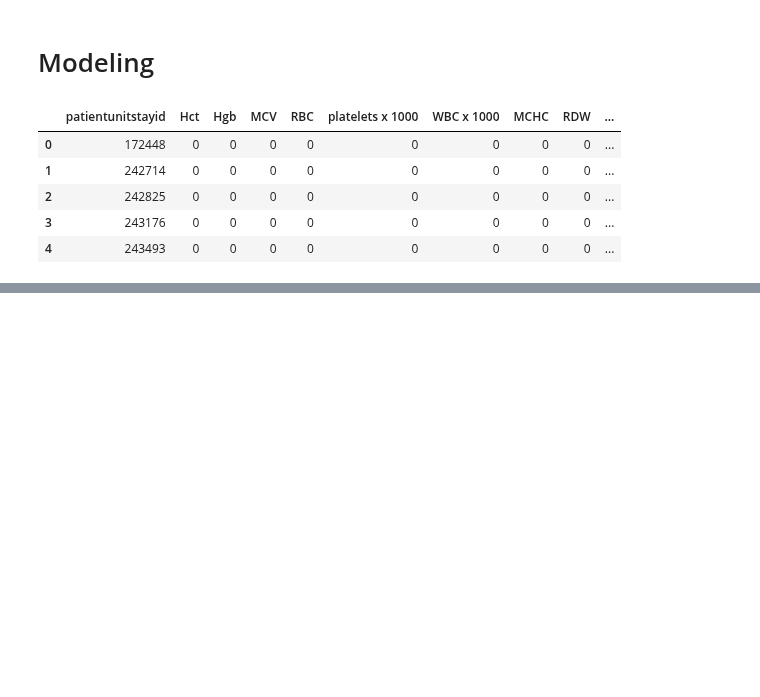
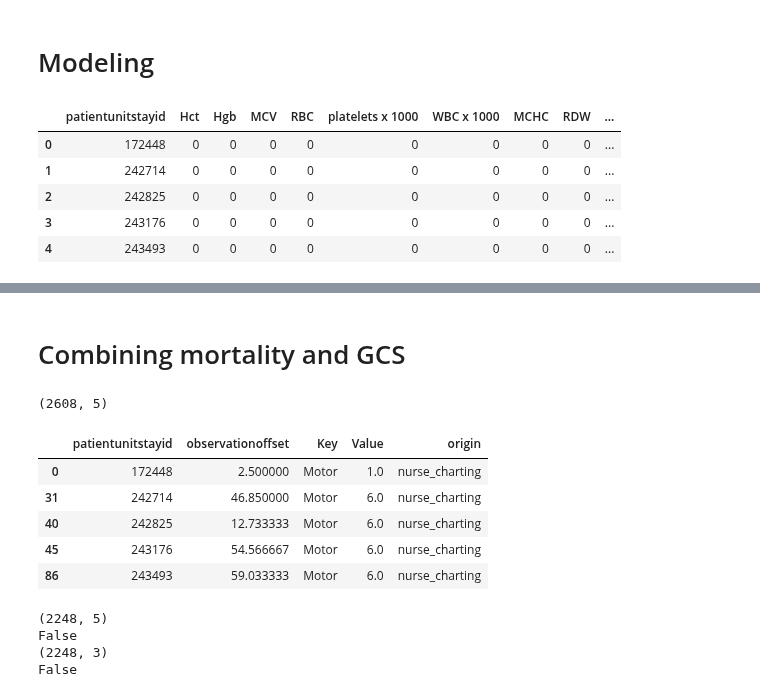
Before and after one commit to adit98/tbi, a Jupyter notebook: GCS_Modeling.ipynb, the cells around one changed output, grey strips where cells are left out. Drawn from its saved outputs; the diff is of its cells as text; code cells hidden in the pictures; blank space fills up the shorter version.

```diff
--- a/GCS_Modeling.ipynb
+++ b/GCS_Modeling.ipynb
@@ -498,0 +904,42 @@ X_infusion = np.hstack([infusion_allids.loc[infusion_allids['patientunitstayid']
+# %% [markdown]
+# Combining mortality and GCS
+# %%
+# Splitting into three categories:
+# 1. dead
+# 2. alive with deficits (GCS < 6)
+# 3. alive without deficits (GCS = 6)
+
+# final_gcs_id = gcs.groupby('patientunitstayid')['observationoffset'].transform(max) == gcs['observationoffset']
+# final_gcs = gcs[final_gcs_id]
+
+# Combining the final_GCS information and mortality
+print(final_gcs.shape)
+# final_gcs.head()
+print(died.shape)
+died.head()
+# %% [output]
+(2608, 5)
+|  | patientunitstayid | observationoffset | Key | Value | origin |
+| 0 | 172448 | 2.500000 | Motor | 1.0 | nurse_charting |
+| 31 | 242714 | 46.850000 | Motor | 6.0 | nurse_charting |
+| 40 | 242825 | 12.733333 | Motor | 6.0 | nurse_charting |
+| 45 | 243176 | 54.566667 | Motor | 6.0 | nurse_charting |
+| 86 | 243493 | 59.033333 | Motor | 6.0 | nurse_charting |
+# %%
+# First extracting ids that will be used
+id_df.head()
+final_gcs_finalids = final_gcs.merge(id_df, on='patientunitstayid', how='right')
+died_finalids = died.merge(id_df, on='patientunitstayid', how='right')
+print(final_gcs_finalids.shape)
+print(np.isnan(final_gcs_finalids['Value']).any())
+print(died_finalids.shape)
+print(np.isnan(died_finalids['alive']).any())
+
+# Merging the final_gcs_finalids and died_finalids based on patientunitstayid
+gcs_mortality_comb = final_gcs_finalids.merge(died_finalids, on='patientunitstayid')[['patientunitstayid','Value','alive']]
+gcs_mortality_comb.rename(columns={'Value':'final_gcs'}, inplace=True)
+# %% [output]
+(2248, 5)
+False
+(2248, 3)
+False
```
Also changed, not shown: parts of 21 cells of this notebook.
